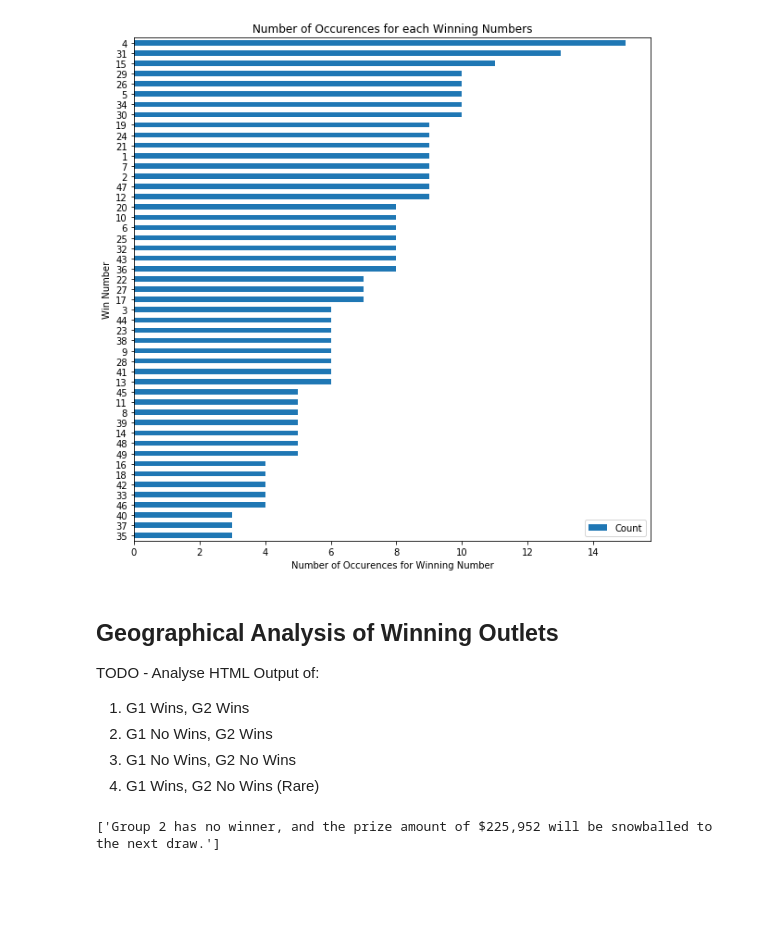
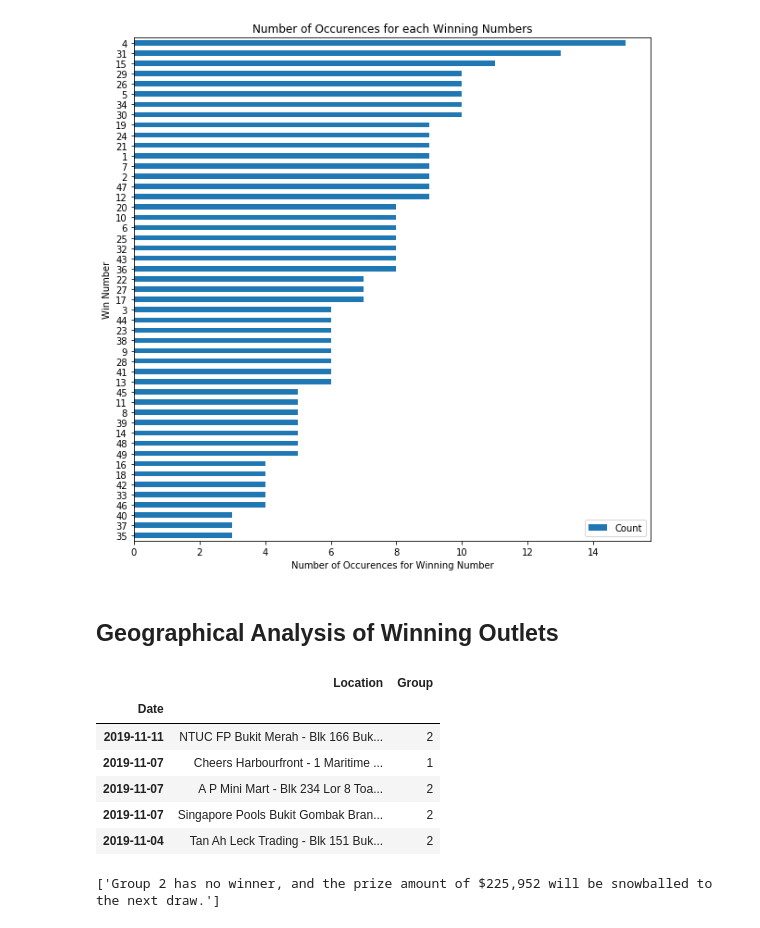
Before and after one commit to yongyct/singapore-pools-analysis, a Jupyter notebook: singapore_pools_analysis.ipynb, the cells around one changed output. Drawn from its saved outputs; the diff is of its cells as text; code cells hidden in the pictures; blank space fills up the shorter version.

Commit message:
first checkpoint on geoanalysis, to see this version for samples of types of winning draws

```diff
--- a/singapore_pools_analysis.ipynb
+++ b/singapore_pools_analysis.ipynb
@@ -56,6 +56,9 @@ TOTO_LAST_N_DRAWS = 50
 TOTO_OUTLETS = 'divWinningOutlets'
 
 LOSE = 'Lose'
+
+G1_WINNER_SEARCH_TEXT = 'Group 1 winning tickets sold at'
+G2_WINNER_SEARCH_TEXT = 'Group 2 winning tickets sold at'
 # %% [markdown]
 # Part I: 4D Analysis
 # %%
@@ -324,6 +327,7 @@ toto_sppl_ids = [draw.get(SPPL_ATTR).rpartition('=')[2] for draw in toto_draw_li
 
 ### Iterate through draw list and consolidate results ###
 toto_result_list = []
+toto_win_loc_list = []
 i = 0
 for toto_sppl_id in toto_sppl_ids:
     i += 1
@@ -353,14 +357,41 @@ for toto_sppl_id in toto_sppl_ids:
     for toto_lose_num in toto_lose_numbers:
         toto_result_list.append([toto_result_dt, toto_lose_num, LOSE])
 
-    ### Check for G1 Winners ###
-    has_g1_winners = len(toto_result_soup.select('.divWinningOutlets > div + p + ul')) != 0
-    ### Check for G2 Winners ###
-    has_g2_winners = len(toto_result_soup.select('.divWinningOutlets > div + p ~ p + ul')) != 0
+    ### Collect Geo Information
+    check_win_list = toto_result_soup.select('.divWinningOutlets')
+    has_g1_winner = True if len(check_win_list[0].find_all(text=re.compile(G1_WINNER_SEARCH_TEXT))) > 0 else False
+    has_g2_winner = True if len(check_win_list[0].find_all(text=re.compile(G2_WINNER_SEARCH_TEXT))) > 0 else False
+
+    g1_win_loc_list = []
+    g2_win_loc_list = []
+    if has_g1_winner and has_g2_winner:
+        g1_win_loc_list = [loc.contents[0].strip() for loc in check_win_list[0].select('ul')[0].select('li')]
+        g2_win_loc_list = [loc.contents[0].strip() for loc in check_win_list[0].select('ul')[1].select('li')]
+    elif has_g1_winner and not has_g2_winner:
+        g1_win_loc_list = [loc.contents[0].strip() for loc in check_win_list[0].select('ul')[0].select('li')]
+    elif not has_g1_winner and has_g2_winner:
+        g2_win_loc_list = [loc.contents[0].strip() for loc in check_win_list[0].select('ul')[0].select('li')]
+    else:
+        pass
+
+    g1_win_loc_list = list(map(lambda x: x[:x.rfind(' (')].strip(), g1_win_loc_list))
+    g2_win_loc_list = list(map(lambda x: x[:x.rfind(' (')].strip(), g2_win_loc_list))
+
+    for g1_win_loc in g1_win_loc_list:
+        # TODO: Convert Location String to Lat Long
+        toto_win_loc_list.append([toto_result_dt, g1_win_loc, 1])
+
+    for g2_win_loc in g2_win_loc_list:
+        # TODO: Convert Location String to Lat Long
+        toto_win_loc_list.append([toto_result_dt, g2_win_loc, 2])
 
 
 ### Present Findings in pd DataFrame ###
 toto_result_df = pd.DataFrame(np.array(toto_result_list), columns=['Date', 'Win Number', 'Win Type'])
 toto_result_df.set_index('Date', inplace=True)
 toto_result_df['Win'] = (toto_result_df['Win Type'] != LOSE).replace(True, 1)
+
+### Present Geo Findings in pd df ###
+toto_win_loc_df = pd.DataFrame(np.array(toto_win_loc_list), columns=['Date', 'Location', 'Group'])
+toto_win_loc_df.set_index('Date', inplace=True)
 # %% [output]
@@ -421,12 +452,17 @@ toto_result_df[toto_result_df['Win'] == 1]\
 Text(0.5, 0, 'Number of Occurences for Winning Number')
 [figure]
 [figure]
-# %% [markdown]
-## Geographical Analysis of Winning Outlets
-TODO - Analyse HTML Output of:
-1. G1 Wins, G2 Wins
-2. G1 No Wins, G2 Wins
-3. G1 No Wins, G2 No Wins
-4. G1 Wins, G2 No Wins (Rare)
+# %% [markdown]
+## Geographical Analysis of Winning Outlets
+# %%
+toto_win_loc_df.head()
+# %% [output]
+|  | Location | Group |
+| Date |  |  |
+| 2019-11-11 | NTUC FP Bukit Merah - Blk 166 Buk... | 2 |
+| 2019-11-07 | Cheers Harbourfront - 1 Maritime ... | 1 |
+| 2019-11-07 | A P Mini Mart - Blk 234 Lor 8 Toa... | 2 |
+| 2019-11-07 | Singapore Pools Bukit Gombak Bran... | 2 |
+| 2019-11-04 | Tan Ah Leck Trading - Blk 151 Buk... | 2 |
 # %%
 #1
```
Also changed, not shown: parts of 3 cells of this notebook.
